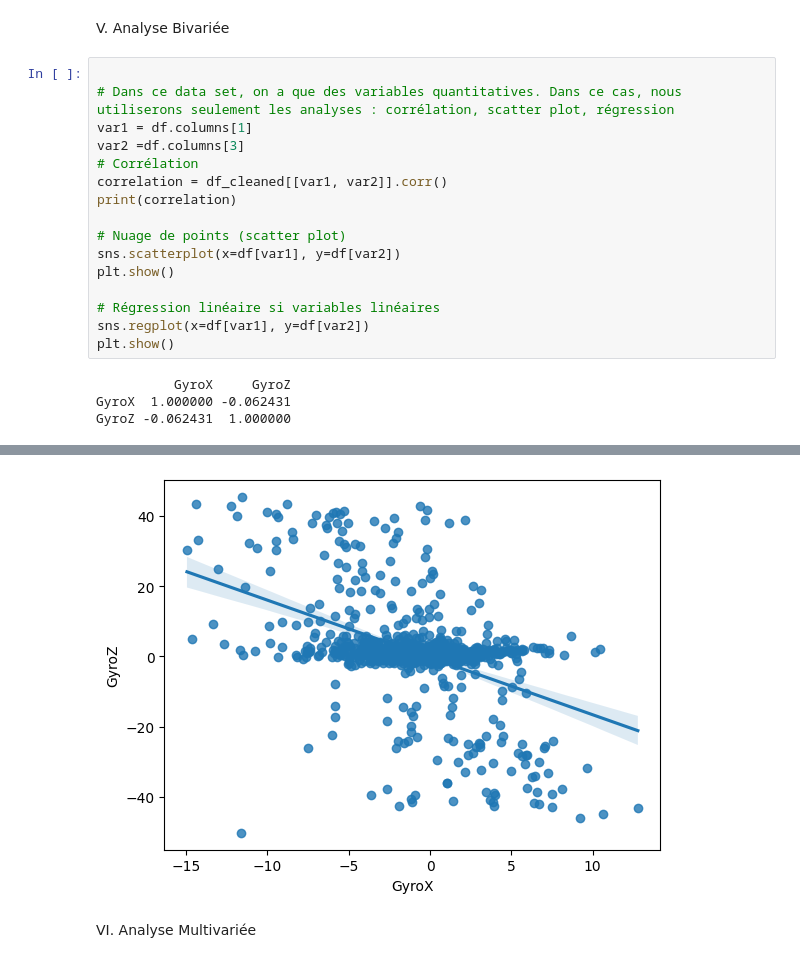
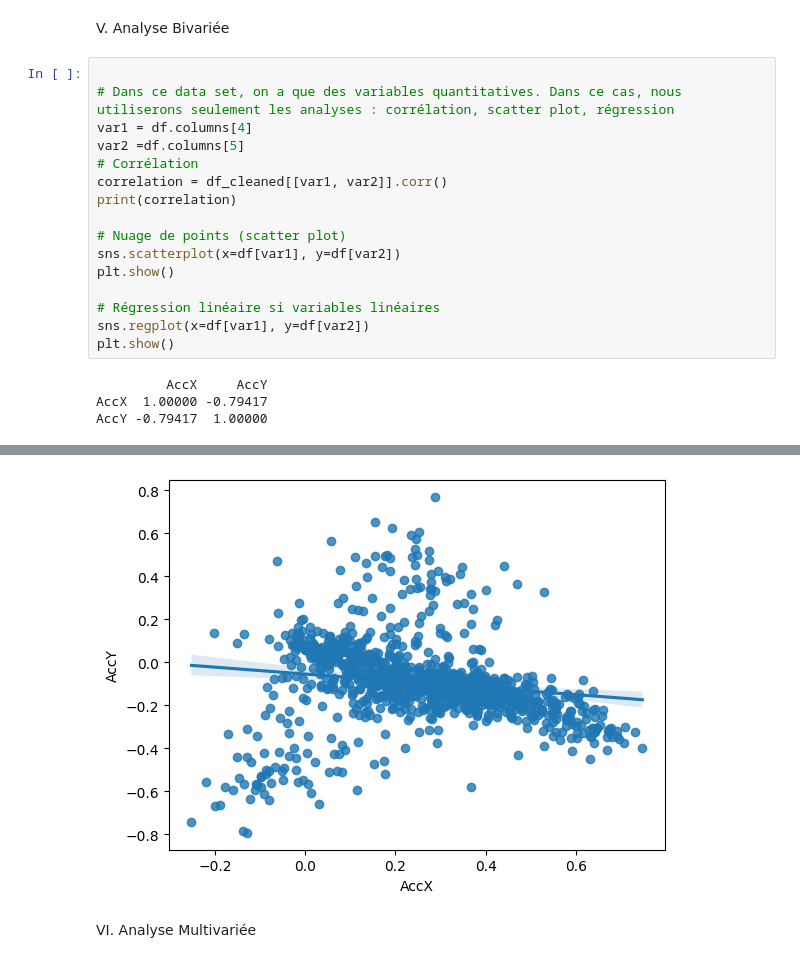
Before and after one commit to Quizoo20/Projet_IA, a Jupyter notebook: Projet2.ipynb, the cells around one changed output, grey strips where cells are left out. Saved outputs shown, nothing was run; the diff lists cells and outputs as text.

```diff
--- a/Projet2.ipynb
+++ b/Projet2.ipynb
@@ -126,8 +117,8 @@ V. Analyse Bivariée
 # %%
 
 # Dans ce data set, on a que des variables quantitatives. Dans ce cas, nous utiliserons seulement les analyses : corrélation, scatter plot, régression
-var1 = df.columns[1]
-var2 =df.columns[3]
+var1 = df.columns[4]
+var2 =df.columns[5]
 # Corrélation
 correlation = df_cleaned[[var1, var2]].corr()
 print(correlation)
@@ -140,6 +131,6 @@ plt.show()
 sns.regplot(x=df[var1], y=df[var2])
 plt.show()
 # %% [output]
-          GyroX     GyroZ
-GyroX  1.000000 -0.062431
-GyroZ -0.062431  1.000000
+         AccX     AccY
+AccX  1.00000 -0.79417
+AccY -0.79417  1.00000
@@ -147,4 +138,4 @@ GyroZ -0.062431  1.000000
-[figure, old version]
+[figure, new version]
 # %% [markdown]
 VI. Analyse Multivariée
 # %%
```
Also changed, not shown: parts of 5 cells of this notebook.
